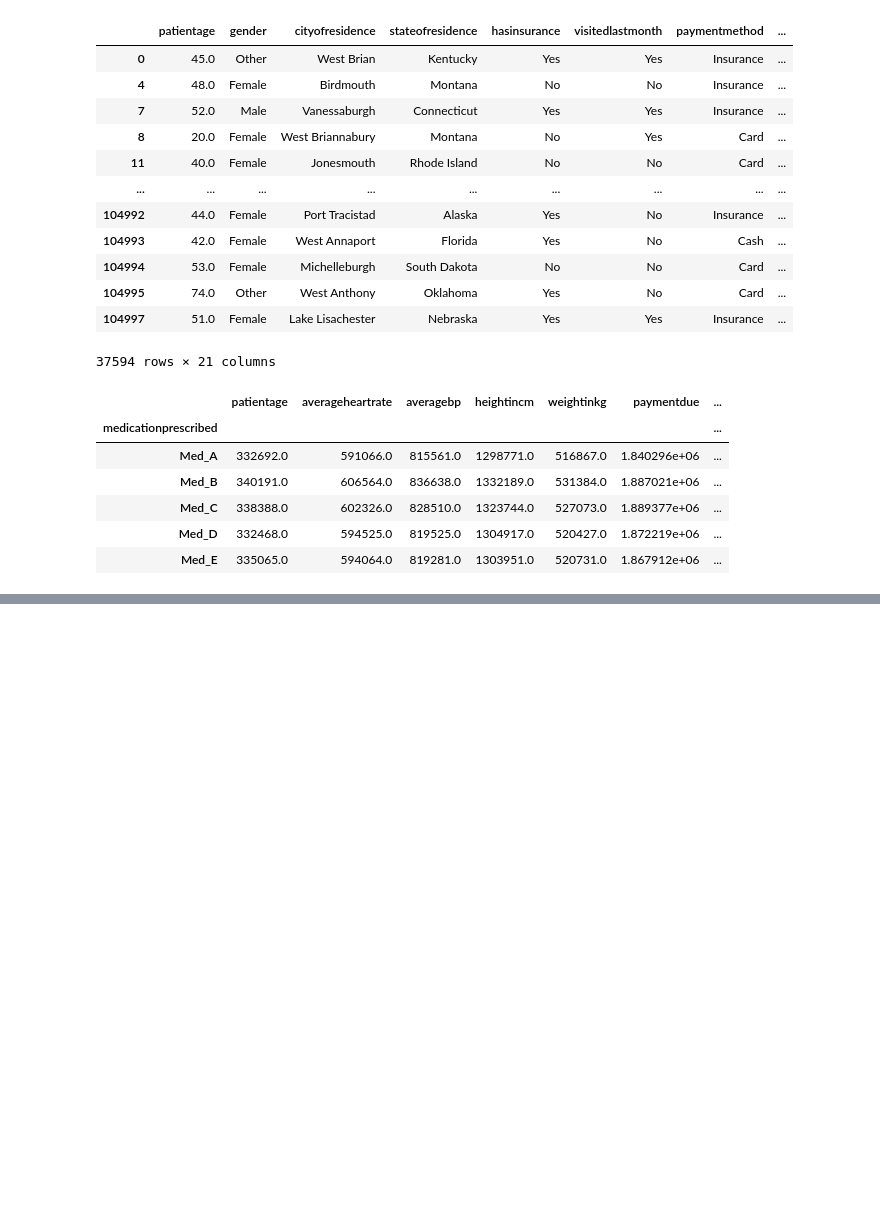
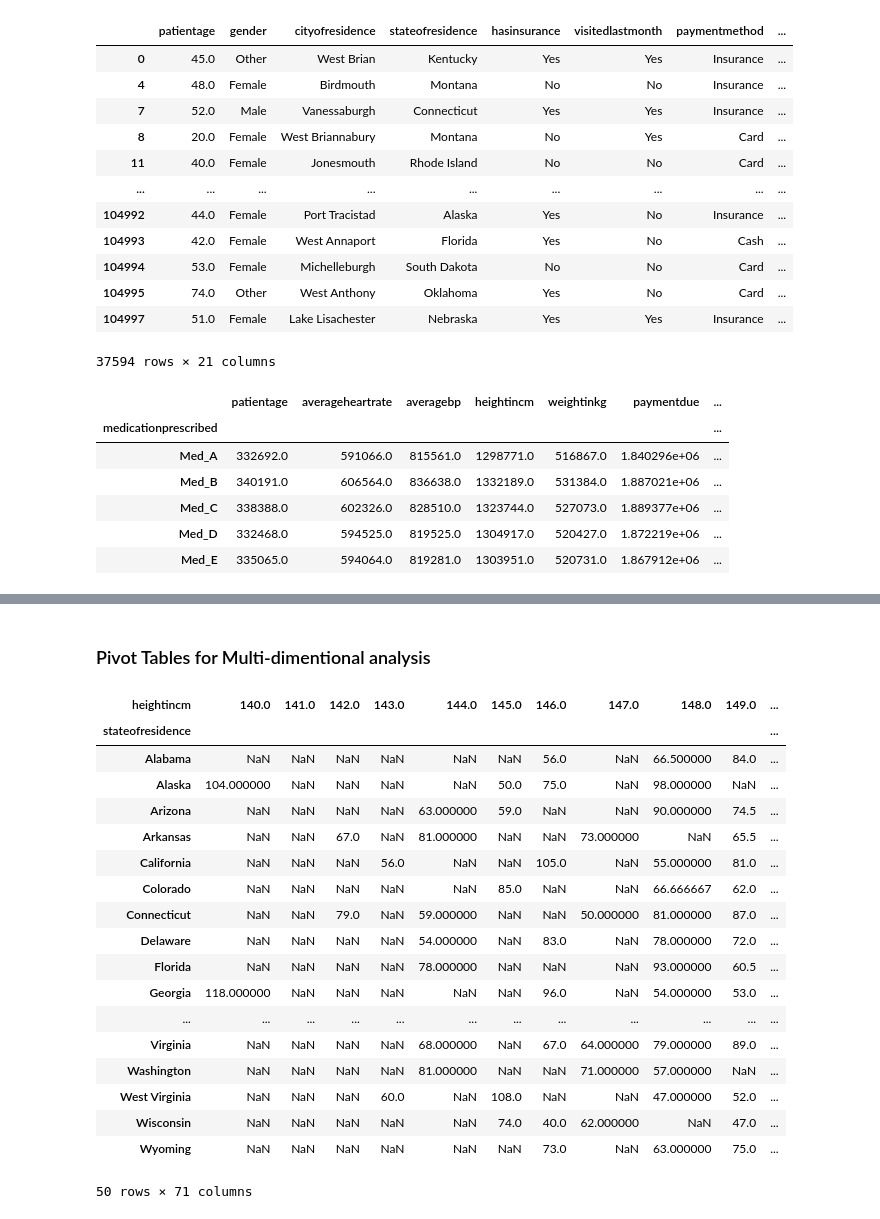
Before and after one commit to amnasyed1/datasci_2_manipulation, a Jupyter notebook: week2assignment507.ipynb, the cells around one changed output, grey strips where cells are left out. Cells and saved outputs as stored; diff of their text form; code cells hidden in the pictures; blank space fills up the shorter version.

```diff
--- a/week2assignment507.ipynb
+++ b/week2assignment507.ipynb
@@ -216,3 +216,11 @@ hcdata.groupby('medicationprescribed').sum()
 | Med_C | 338388.0 | 602326.0 | 828510.0 | 1323744.0 | 527073.0 | 1.889377e+06 | ... |
 | Med_D | 332468.0 | 594525.0 | 819525.0 | 1304917.0 | 520427.0 | 1.872219e+06 | ... |
 | Med_E | 335065.0 | 594064.0 | 819281.0 | 1303951.0 | 520731.0 | 1.867912e+06 | ... |
+# %%
+## go back to basic stats in txtbook
+hcdata = pd.DataFrame(hcdata)
+
+#the mean of heart rates across the dataset
+hcdata['averagecardioval'] = hcdata[['averageheartrate']].mean(axis=1)
+
+print(hcdata[['averageheartrate', 'averagecardioval']].head(10))
@@ -218,0 +301,24 @@ hcdata.groupby('medicationprescribed').sum()
+# %% [markdown]
+### Pivot Tables for Multi-dimentional analysis
+# %%
+hcdata.pivot_table(index='stateofresidence', columns='heightincm', values='weightinkg', aggfunc='mean')
+# %% [output]
+| heightincm | 140.0 | 141.0 | 142.0 | 143.0 | 144.0 | 145.0 | 146.0 | 147.0 | 148.0 | 149.0 | ... |
+| stateofresidence |  |  |  |  |  |  |  |  |  |  | ... |
+| Alabama | NaN | NaN | NaN | NaN | NaN | NaN | 56.0 | NaN | 66.500000 | 84.0 | ... |
+| Alaska | 104.000000 | NaN | NaN | NaN | NaN | 50.0 | 75.0 | NaN | 98.000000 | NaN | ... |
+| Arizona | NaN | NaN | NaN | NaN | 63.000000 | 59.0 | NaN | NaN | 90.000000 | 74.5 | ... |
+| Arkansas | NaN | NaN | 67.0 | NaN | 81.000000 | NaN | NaN | 73.000000 | NaN | 65.5 | ... |
+| California | NaN | NaN | NaN | 56.0 | NaN | NaN | 105.0 | NaN | 55.000000 | 81.0 | ... |
+| Colorado | NaN | NaN | NaN | NaN | NaN | 85.0 | NaN | NaN | 66.666667 | 62.0 | ... |
+| Connecticut | NaN | NaN | 79.0 | NaN | 59.000000 | NaN | NaN | 50.000000 | 81.000000 | 87.0 | ... |
+| Delaware | NaN | NaN | NaN | NaN | 54.000000 | NaN | 83.0 | NaN | 78.000000 | 72.0 | ... |
+| Florida | NaN | NaN | NaN | NaN | 78.000000 | NaN | NaN | NaN | 93.000000 | 60.5 | ... |
+| Georgia | 118.000000 | NaN | NaN | NaN | NaN | NaN | 96.0 | NaN | 54.000000 | 53.0 | ... |
+| ... | ... | ... | ... | ... | ... | ... | ... | ... | ... | ... | ... |
+| Virginia | NaN | NaN | NaN | NaN | 68.000000 | NaN | 67.0 | 64.000000 | 79.000000 | 89.0 | ... |
+| Washington | NaN | NaN | NaN | NaN | 81.000000 | NaN | NaN | 71.000000 | 57.000000 | NaN | ... |
+| West Virginia | NaN | NaN | NaN | 60.0 | NaN | 108.0 | NaN | NaN | 47.000000 | 52.0 | ... |
+| Wisconsin | NaN | NaN | NaN | NaN | NaN | 74.0 | 40.0 | 62.000000 | NaN | 47.0 | ... |
+| Wyoming | NaN | NaN | NaN | NaN | NaN | NaN | 73.0 | NaN | 63.000000 | 75.0 | ... |
+50 rows × 71 columns
```
Also changed, not shown: parts of 17 cells of this notebook.
